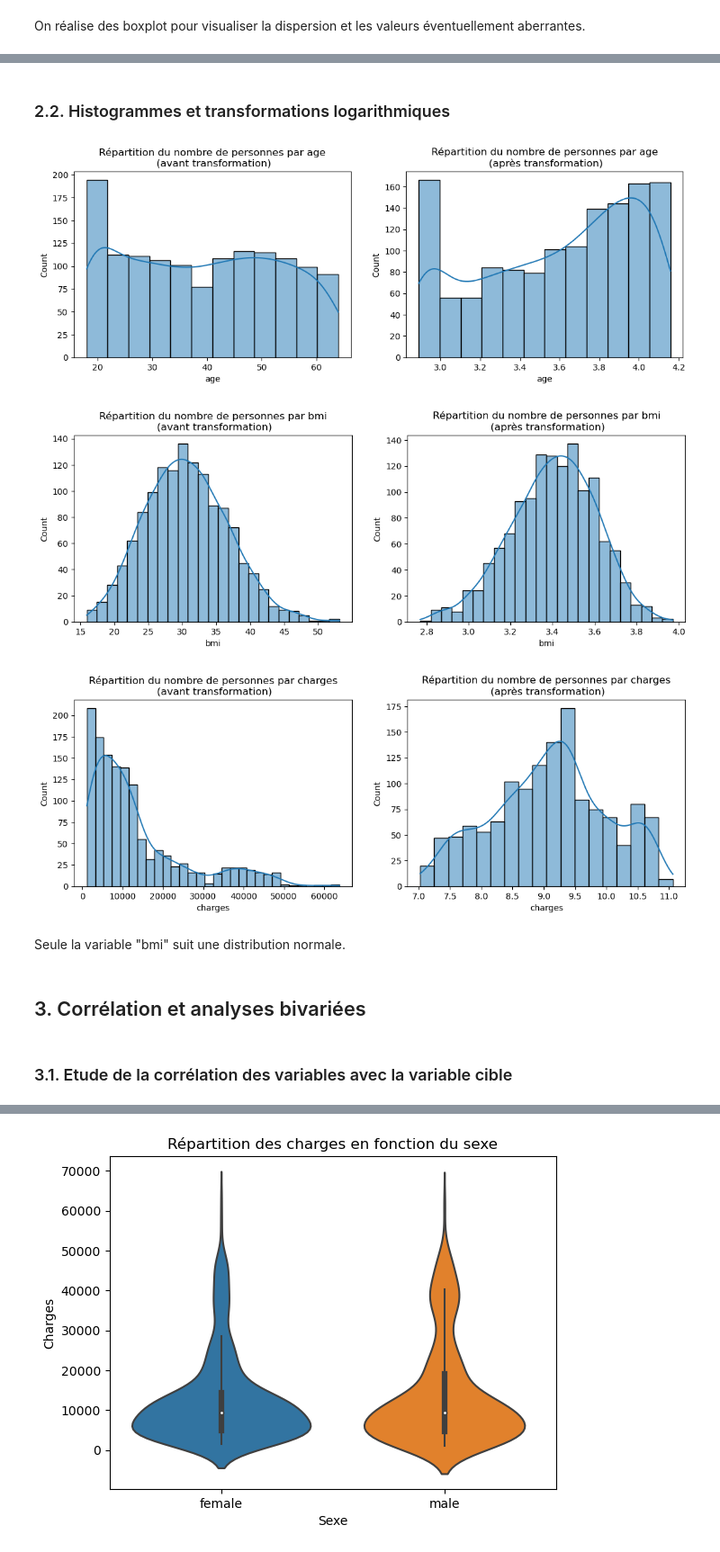
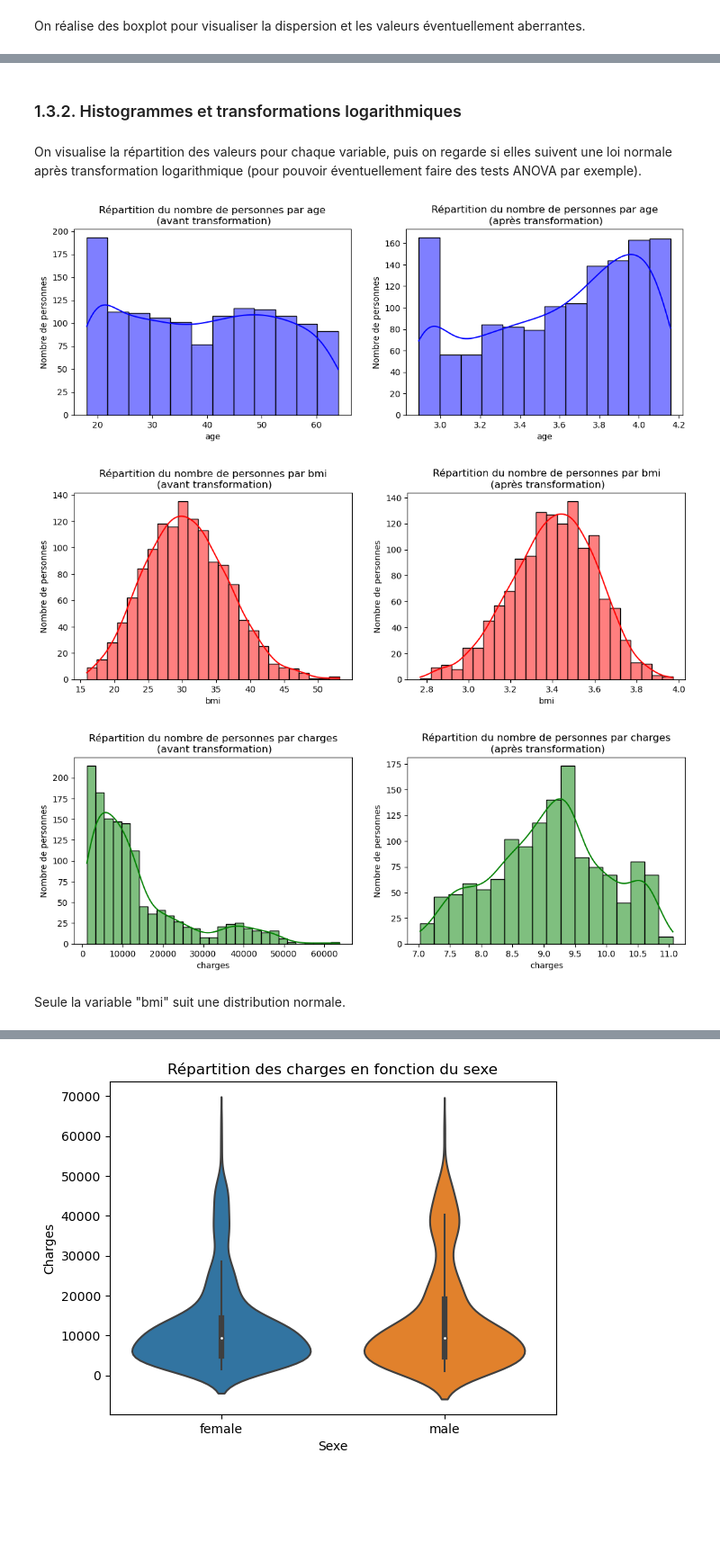
Before and after one commit to Abdellah-R/Projet-ML, a Jupyter notebook: analyse_données.ipynb, the cells around one changed output, grey strips where cells are left out. Shown at 90% size. Cells and saved outputs as stored; diff of their text form; code cells hidden in the pictures; blank space fills up the shorter version.

Commit message:
finalisation et ajout de la partie analyse multivariée au fichier analyse_données.ipynb

```diff
--- a/analyse_données.ipynb
+++ b/analyse_données.ipynb
@@ -10,0 +17,8 @@ from scipy.stats import f_oneway, kruskal
+# %%
+dataset = pd.read_csv("dataset.csv")
+
+# On supprime le doublon
+dataset = dataset.drop_duplicates()
+
+# Affichage
+dataset
@@ -161,30 +300,35 @@ Name: charges, Length: 139, dtype: float64
 # %% [markdown]
-### 2.2. Histogrammes et transformations logarithmiques
+### 1.3.2. Histogrammes et transformations logarithmiques
+# %% [markdown]
+On visualise la répartition des valeurs pour chaque variable, puis on regarde si elles suivent une loi normale après transformation logarithmique (pour pouvoir éventuellement faire des tests ANOVA par exemple).
 # %%
 df_log = np.log(df_continues)
 liste_col = list(df_continues.columns)
 
-for col in liste_col:
+# Création d'une palette de couleurs en utilisant une liste de couleurs
+palette = sns.color_palette(['blue', 'red', 'green'])
+
+# Association d'une couleur à chaque variable
+
+for col, couleur in zip(liste_col, palette):
     # Création de la figure et des subplots
     fig, (ax1, ax2) = plt.subplots(nrows=1, ncols=2, figsize=(13, 4))
 
     # Premier histogramme
-    sns.histplot(data=df_continues, x=col, ax=ax1, kde=True)
+    sns.histplot(data=df_continues, x=col, ax=ax1, color=couleur, kde=True)
     ax1.set_title(f"Répartition du nombre de personnes par {col}\n (avant transformation)")
+    ax1.set_ylabel("Nombre de personnes")
 
     # Second histogramme
-    sns.histplot(data=df_log, x=col, ax=ax2, kde=True)
+    sns.histplot(data=df_log, x=col, ax=ax2, color=couleur, kde=True)
     ax2.set_title(f"Répartition du nombre de personnes par {col}\n (après transformation)")
+    ax2.set_ylabel("Nombre de personnes")
 
     # Affichage de la figure
     plt.show()
 # %% [output]
-[figure, old version]
+[figure, new version]
-[figure, old version]
+[figure, new version]
-[figure, old version]
+[figure, new version]
 # %% [markdown]
 Seule la variable "bmi" suit une distribution normale.
-# %% [markdown]
-## 3. Corrélation et analyses bivariées
-# %% [markdown]
-### 3.1. Etude de la corrélation des variables avec la variable cible
```
Also changed, not shown: parts of 139 cells of this notebook, 2 other files.
